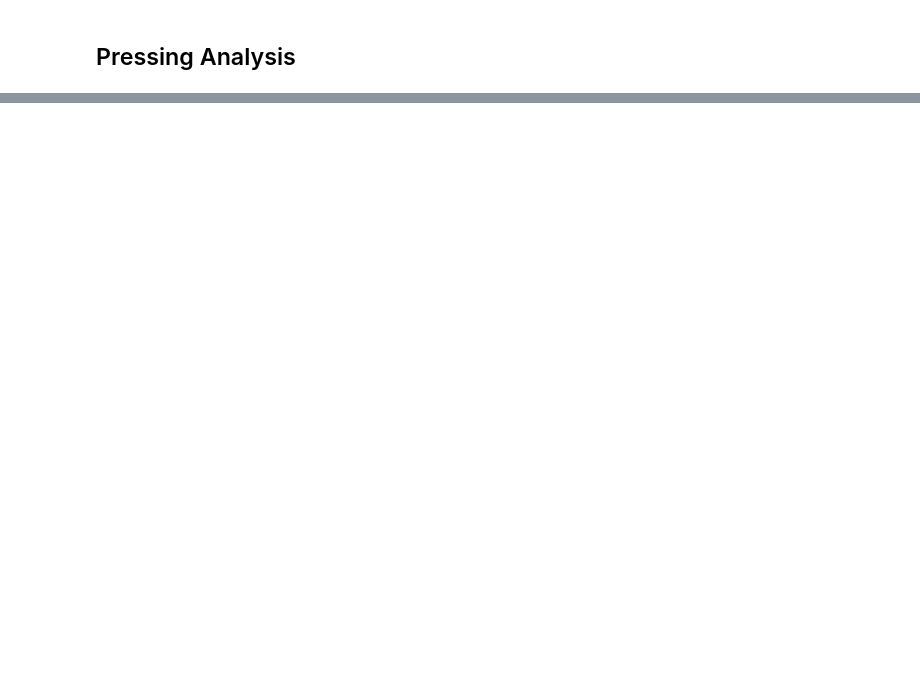
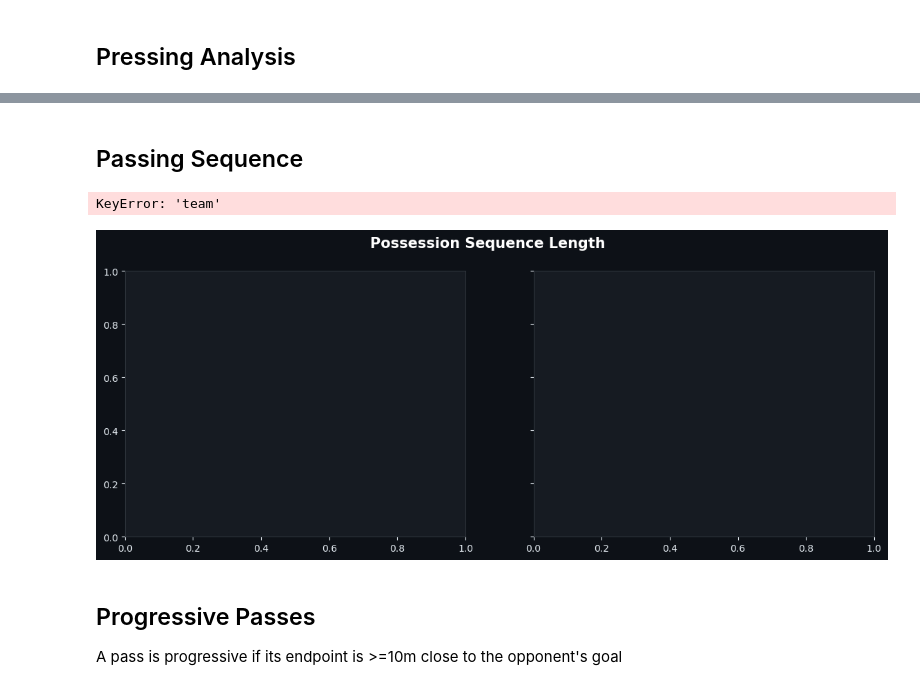
Before and after one commit to ieee-sb-uniwa/milon-football, a Jupyter notebook: notebook/sample_game_2.ipynb, the cells around one changed output, grey strips where cells are left out. Saved outputs shown, nothing was run; the diff lists cells and outputs as text; code cells hidden in the pictures; blank space fills up the shorter version.

Commit message:
added new analysis for each team

```diff
--- a/notebook/sample_game_2.ipynb
+++ b/notebook/sample_game_2.ipynb
@@ -1325,0 +1510,12 @@ ModuleNotFoundError: No module named 'mlpsoccer'
+# %% [markdown]
+## Passing Sequence
+# %%
+END_EVENTS   = {"BALL LOST", "BALL OUT", "SHOT"}
+START_EVENTS = {"RECOVERY", "SET PIECE"}
+
+OUTCOME_COLORS = {
+    "shot":       "gold",
+    "ball_lost":  "#FF6B6B",
+    "ball_out":   "#DA77F2",
+    "incomplete": "#AAAAAA",
+}
@@ -1325,0 +1644,42 @@ ModuleNotFoundError: No module named 'mlpsoccer'
+# %%
+def plot_sequence_direction(seq_df, save_path=None):
+    """Stacked bar: proportion of sequences by direction per team."""
+    dir_colors = {"progressive": "#6BFF9E", "lateral": "#FFA94D", "backward": "#FF6B6B"}
+    fig, ax = plt.subplots(figsize=(8, 5))
+    fig.patch.set_facecolor(BG_COLOR); ax.set_facecolor(PANEL_COLOR)
+    teams = ["Home", "Away"]; x = np.arange(2); bottoms = np.zeros(2)
+    for direction, dc in dir_colors.items():
+        vals = [(seq_df[seq_df["team"] == t]["direction"] == direction).sum()
+                / max(len(seq_df[seq_df["team"] == t]), 1) * 100 for t in teams]
+        bars = ax.bar(x, vals, bottom=bottoms, color=dc, alpha=0.88,
+                      label=direction.capitalize(), width=0.5, zorder=3)
+        for i, (bar, v) in enumerate(zip(bars, vals)):
+            if v > 5:
+                ax.text(bar.get_x() + bar.get_width()/2, bottoms[i] + v/2,
+                        f"{v:.0f}%", ha="center", va="center",
+                        fontsize=9, fontweight="bold", color="black")
+        bottoms += np.array(vals)
+    ax.set_xticks(x)
+    ax.set_xticklabels([f"Home ({len(seq_df[seq_df['team']=='Home'])} seq)",
+                        f"Away ({len(seq_df[seq_df['team']=='Away'])} seq)"])
+    ax.set_ylabel("% of sequences", color=TEXT_COLOR)
+    ax.set_title("Sequence Direction Breakdown",
+                 fontsize=14, fontweight="bold", color=TEXT_COLOR)
+    ax.legend(framealpha=0.2, fontsize=9, loc="upper right"); ax.set_ylim(0, 105)
+    ax.spines[["top","right","left","bottom"]].set_visible(False)
+    plt.tight_layout()
+    if save_path:
+        plt.savefig(save_path, dpi=150, bbox_inches="tight", facecolor=BG_COLOR)
+        print(f"Saved → {save_path}")
+    plt.show()
+# %%
+plot_sequence_length(events,save_path="img/15a_seq_length.png")
+plot_sequence_starts(events,save_path="img/15b_seq_starts.png")
+plot_sequence_direction(events,save_path="img/15c_seq_direction.png")
+# %% [output]
+KeyError: 'team'
+[figure, added]
+# %% [markdown]
+## Progressive Passes
+
+A pass is progressive if its endpoint is >=10m close to the opponent's goal
```
Also changed, not shown: parts of 32 cells of this notebook, 7 other files.
